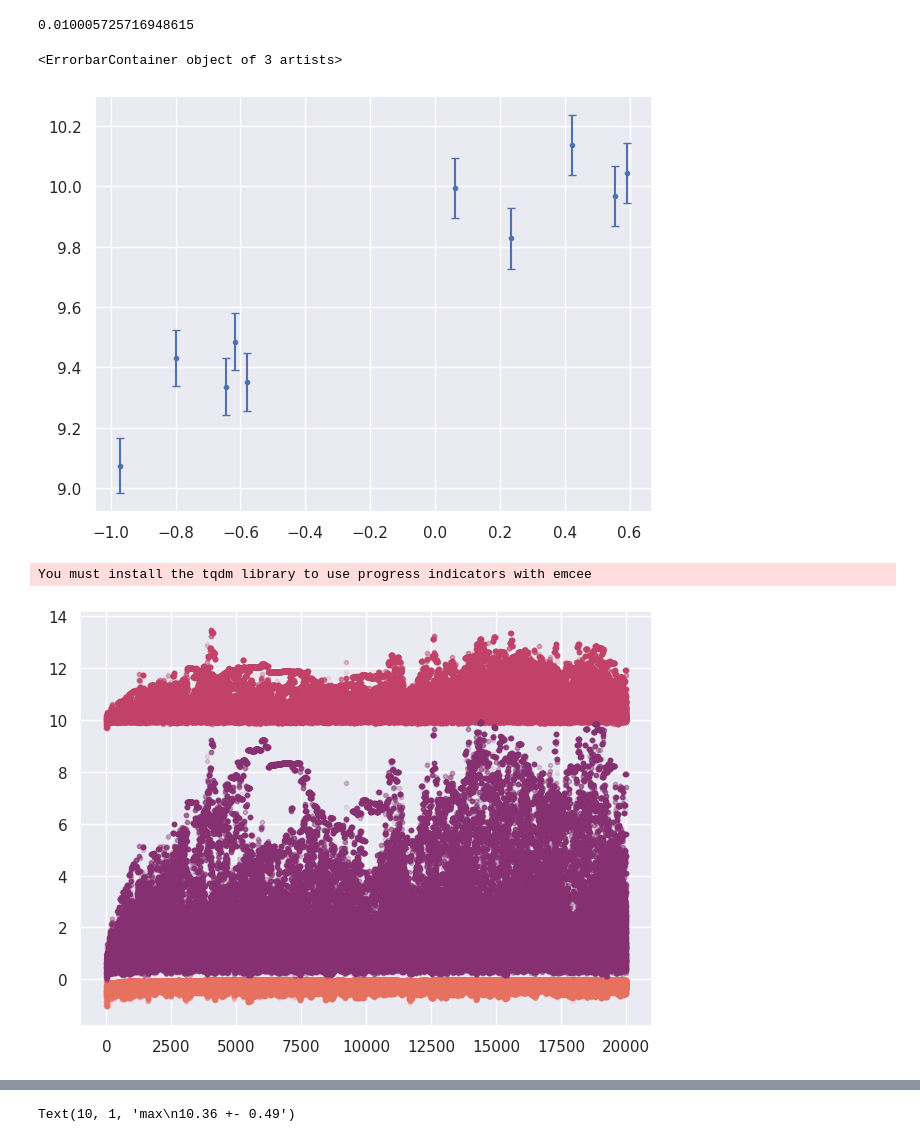
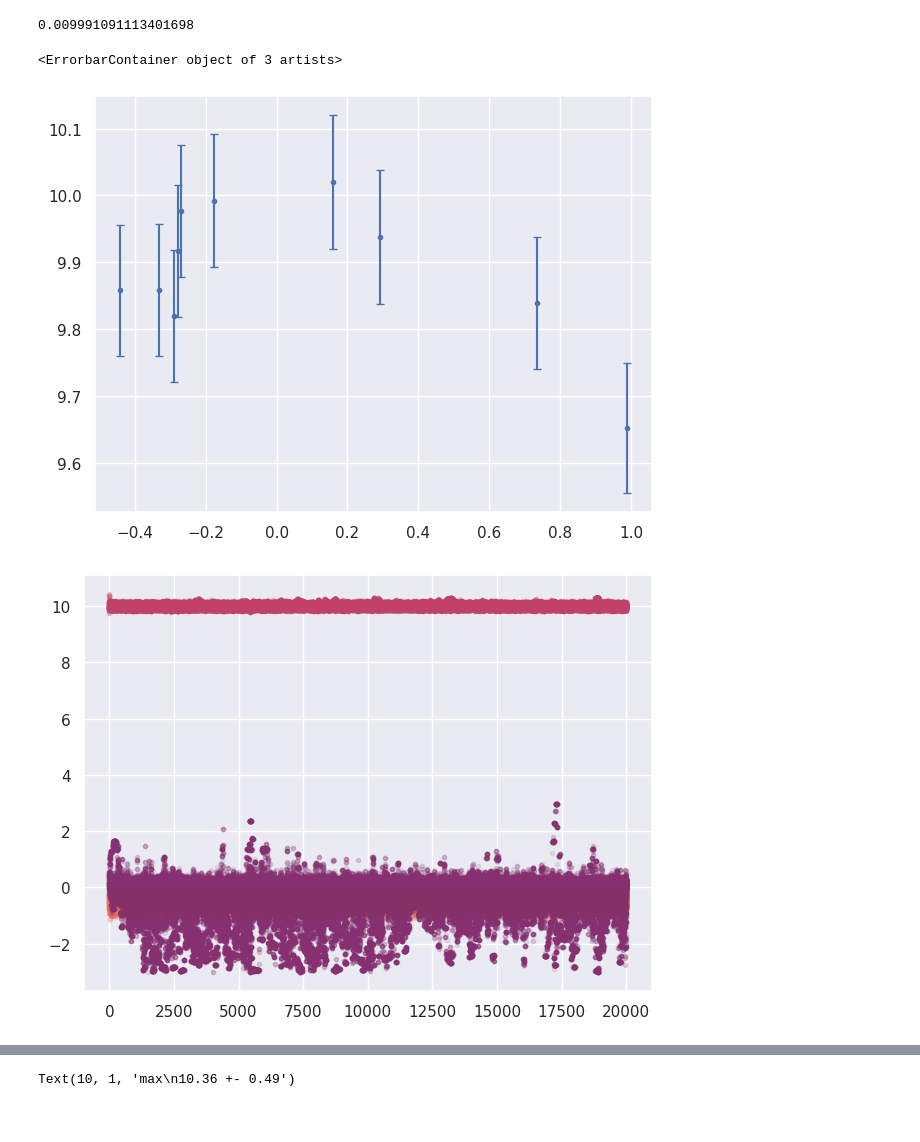
Before and after one commit to djanloo/numeth, a Jupyter notebook: iterative_search/stima_max_argmax.ipynb, the cells around one changed output, grey strips where cells are left out. Saved outputs shown, nothing was run; the diff lists cells and outputs as text; code cells hidden in the pictures.

```diff
--- a/iterative_search/stima_max_argmax.ipynb
+++ b/iterative_search/stima_max_argmax.ipynb
@@ -4,24 +4,24 @@ import matplotlib.pyplot as plt
 import seaborn as sns
 sns.set()
 # %%
-real_argmax = 0.4
+real_argmax = 0.2
 real_max = 10
 real_curvature = - 0.5
 relative_error = 0.01
 
 xx = np.random.uniform(-1,1, size=10)
 yy = real_max+real_curvature*(xx-real_argmax)**2
 ss = relative_error*yy
 
 yy += yy*np.random.normal(0, relative_error, size=len(xx))
 
 print(np.mean(ss/yy))
 
 plt.errorbar(xx, yy, ss,ls="", marker=".")
 # %% [output]
-0.010005725716948615
+0.009991091113401698
 <ErrorbarContainer object of 3 artists>
-[figure, old version]
+[figure, new version]
 # %%
 import emcee
 
@@ -53,8 +53,6 @@ nwalkers, ndim = pos.shape
 sampler = emcee.EnsembleSampler(
     nwalkers, ndim, log_probability, args=(xx, yy, ss))
 sampler.run_mcmc(pos, 20000, progress=True);
-# %% [output]
-You must install the tqdm library to use progress indicators with emcee
 # %%
 import seaborn as sns
 sns.set()
@@ -64,4 +62,4 @@ colors = sns.color_palette("flare", 3)
 for i in range(ndim):
     plt.plot(samples[:,:,i], color=colors[i], alpha=0.1, ls="", marker=".")
 # %% [output]
-[figure, old version]
+[figure, new version]
```
Also changed, not shown: parts of 4 cells of this notebook, 4 other files.
